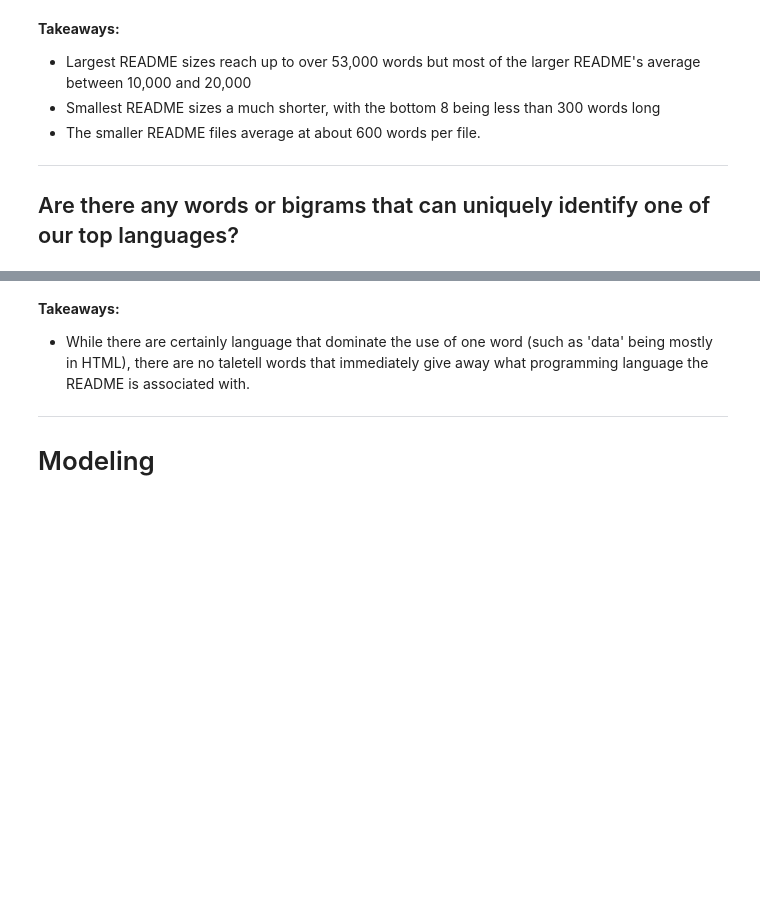
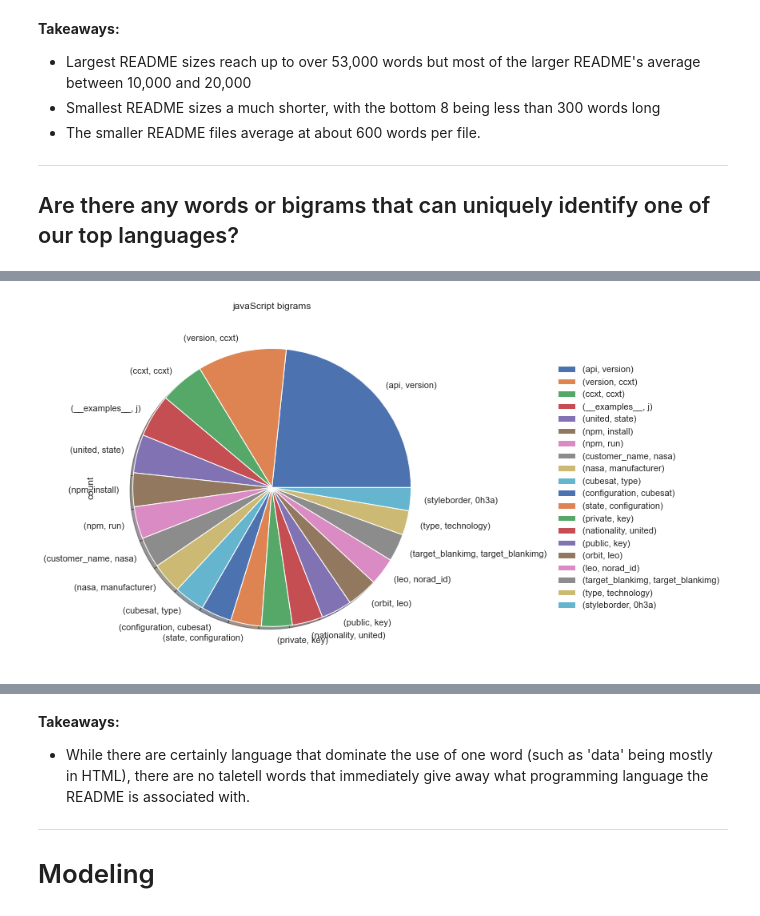
Before and after one commit to codeup-nlp/nlp-project, a Jupyter notebook: final_report.ipynb, the cells around one changed output, grey strips where cells are left out. Saved outputs shown, nothing was run; the diff lists cells and outputs as text; code cells hidden in the pictures; blank space fills up the shorter version.

```diff
--- a/final_report.ipynb
+++ b/final_report.ipynb
@@ -288,0 +325,31 @@ plt.show()
+# %%
+# function to create a bigram model
+def bigram_tool(lang_words):
+    top_20_ham_bigrams = (pd.Series(nltk.ngrams(lang_words, 2))
+                      .value_counts()
+                      .head(20))
+    return top_20_ham_bigrams
+# %%
+# what to run in function: 'all', all_words ; 'javascript', javascript_words ; 'python', python_words ; 'jupyter', jupyter_words ;	'C_plus', c_plus_words ; 'html', html_words
+bigram = bigram_tool(javascript_text) # copy code from above and change the programming language
+bigram = pd.DataFrame(bigram)
+bigram.columns = ['count']
+# %%
+# function to creates a pi chart from bigram model
+def turn_pi_chart(bigram, lang):
+    # reset bigrams index
+    bigram.reset_index(inplace=True)
+    bigram.rename(columns={'index': 'bigram'}, inplace=True)
+    bigram.set_index('bigram', inplace=True)
+    # remove lables in the pie chart
+    bigram.plot.pie(subplots=True, figsize=(8, 8), shadow=True)
+    # move legend outside of the plot
+    plt.legend()
+    plt.legend(loc='center left', bbox_to_anchor=(1.3, 0.5))
+    # add a title
+    plt.title(lang + ' bigrams')
+    return
+# %%
+turn_pi_chart(bigram, 'javaScript')
+# %% [output]
+[figure, added]
```
Also changed, not shown: parts of 26 cells of this notebook, 1 other file.
